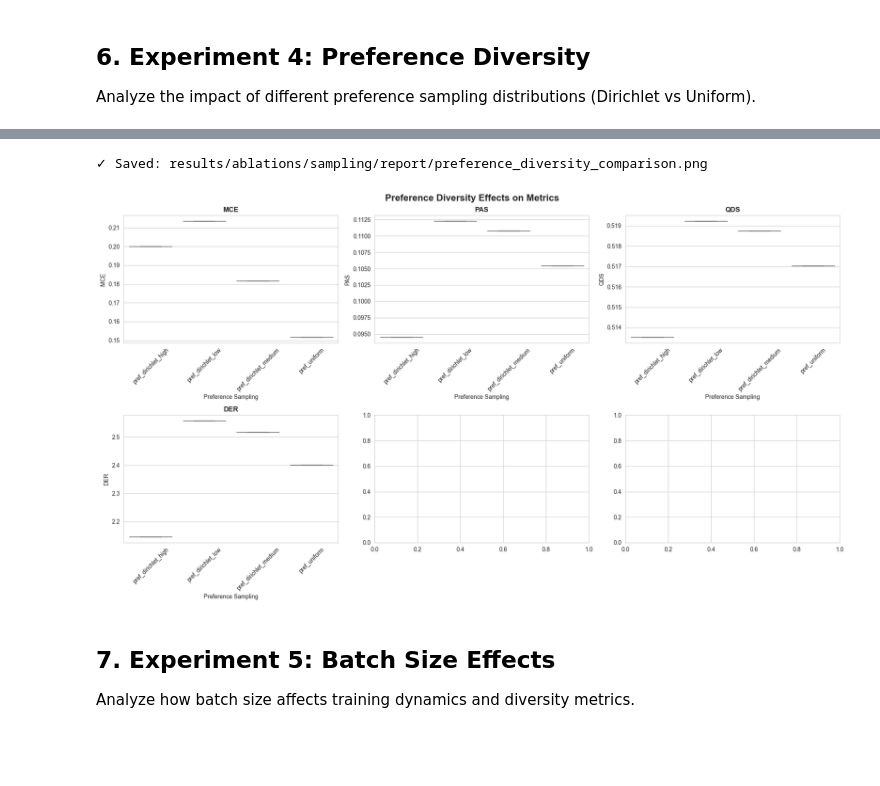
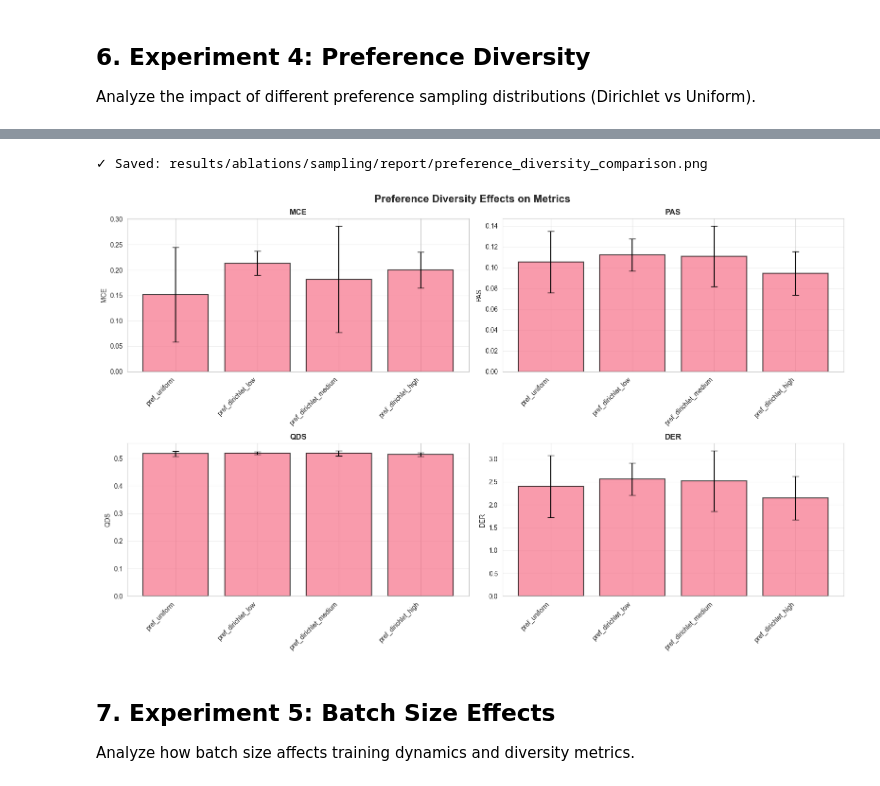
Before and after one commit to katroue/diversity-mogfn, a Jupyter notebook: scripts/ablations/create_sampling_ablation_report.ipynb, the cells around one changed output, grey strips where cells are left out. Drawn from its saved outputs; the diff is of its cells as text; code cells hidden in the pictures; blank space fills up the shorter version.

```diff
--- a/scripts/ablations/create_sampling_ablation_report.ipynb
+++ b/scripts/ablations/create_sampling_ablation_report.ipynb
@@ -610,27 +755,45 @@ Unique experiment names: ['pref_dirichlet_high' 'pref_dirichlet_low' 'pref_diric
 # %%
 # Visualize preference diversity effects
 if len(pref_df) > 0:
-    fig, axes = plt.subplots(2, 3, figsize=(18, 10))
+    fig, axes = plt.subplots(2, 2, figsize=(16, 10))
     fig.suptitle('Preference Diversity Effects on Metrics', fontsize=16, fontweight='bold')
+    axes = axes.flatten()
 
-    for idx, metric in enumerate(available_metrics[:6]):
-        ax = axes[idx // 3, idx % 3]
+    for idx, metric in enumerate(available_metrics[:4]):
+        ax = axes[idx]
 
-        pref_df_plot = pref_df[['exp_name', metric]].dropna()
-        if len(pref_df_plot) > 0:
-            sns.boxplot(data=pref_df_plot, x='exp_name', y=metric, ax=ax)
-            ax.set_title(f'{metric.upper()}', fontweight='bold')
-            ax.set_xlabel('Preference Sampling')
-            ax.set_ylabel(metric.upper())
-            ax.tick_params(axis='x', rotation=45)
+        # Prepare data for bar plot
+        plot_data = pref_df[['exp_name', metric]].copy()
+
+        # Add error bars if std columns exist
+        if f'{metric}_std' in pref_df.columns:
+            plot_data['std'] = pref_df[f'{metric}_std']
+        else:
+            plot_data['std'] = 0
+
+        # Custom order for preference diversity (uniform -> dirichlet_low -> medium -> high)
+        pref_order = ['pref_uniform', 'pref_dirichlet_low', 'pref_dirichlet_medium', 'pref_dirichlet_high']
+        plot_data['order'] = plot_data['exp_name'].apply(lambda x: pref_order.index(x) if x in pref_order else 999)
+        plot_data = plot_data.sort_values('order')
+
+        # Create bar plot with error bars
+        x_pos = range(len(plot_data))
+        ax.bar(x_pos, plot_data[metric], yerr=plot_data['std'],
+               capsize=5, alpha=0.7, edgecolor='black', linewidth=1.5)
+
+        ax.set_xticks(x_pos)
+        ax.set_xticklabels(plot_data['exp_name'], rotation=45, ha='right')
+        ax.set_title(f'{metric.upper()}', fontweight='bold', fontsize=12)
+        ax.set_ylabel(metric.upper())
+        ax.grid(axis='y', alpha=0.3)
 
     plt.tight_layout()
     plt.savefig(output_dir / 'preference_diversity_comparison.png', dpi=300, bbox_inches='tight')
     print(f"✓ Saved: {output_dir / 'preference_diversity_comparison.png'}")
     plt.show()
 # %% [output]
 ✓ Saved: results/ablations/sampling/report/preference_diversity_comparison.png
-[figure, old version]
+[figure, new version]
 # %% [markdown]
 ## 7. Experiment 5: Batch Size Effects
 
```
Also changed, not shown: parts of 10 cells of this notebook, 20 other files.
